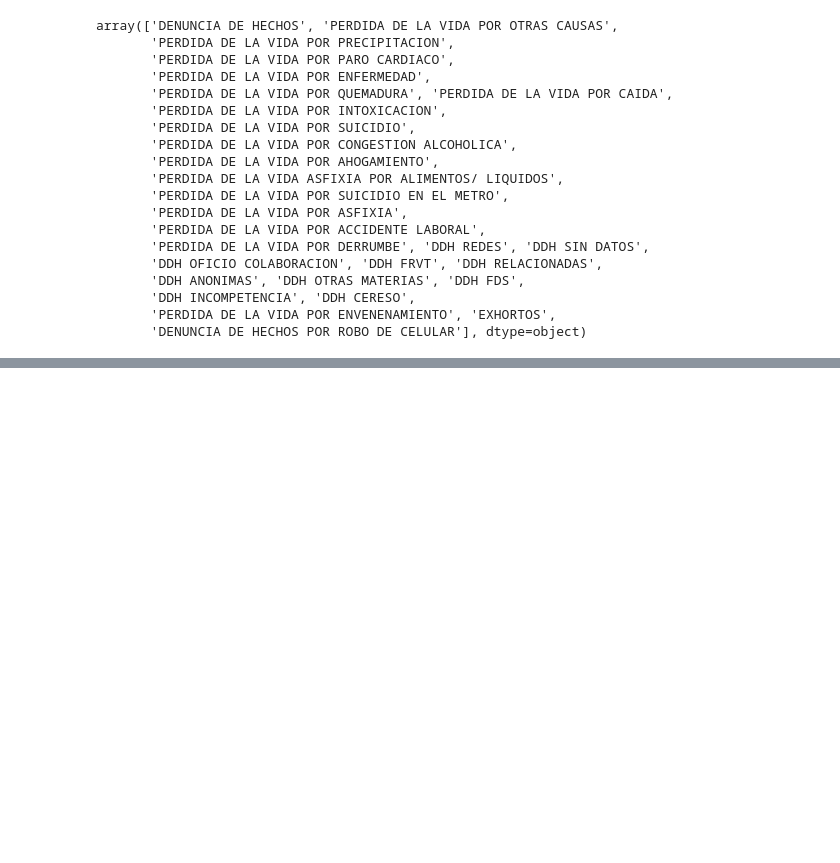
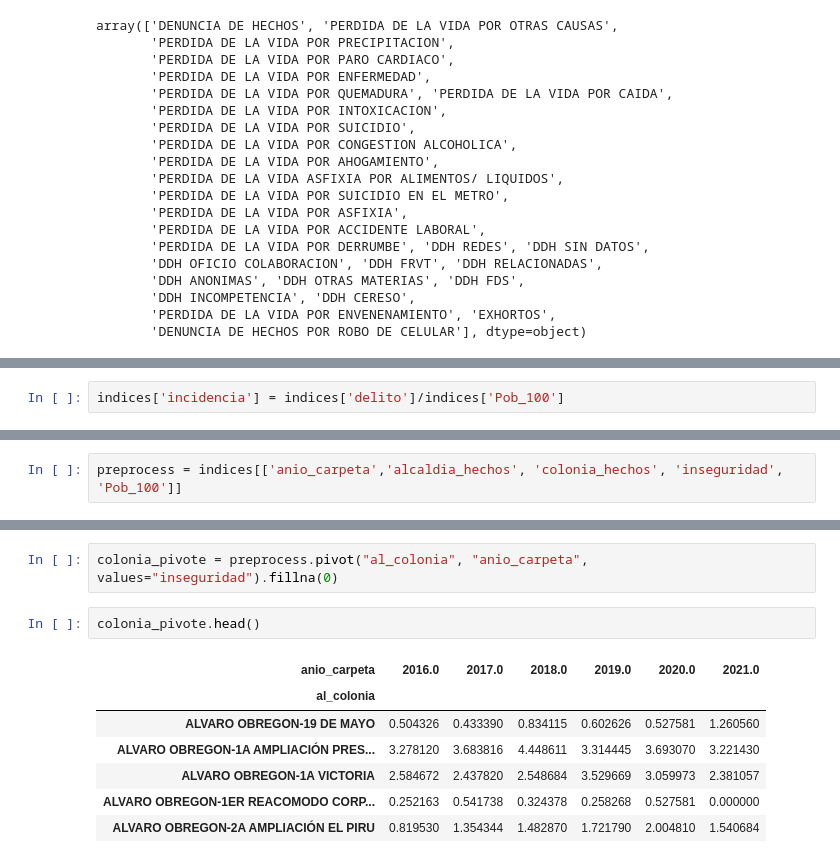
Before and after one commit to qSergio/Furious-spark, a Jupyter notebook: SeccionA/DatosAbiertosCDMX.ipynb, the cells around one changed output, grey strips where cells are left out. Saved outputs shown, nothing was run; the diff lists cells and outputs as text; blank space fills up the shorter version.

```diff
--- a/SeccionA/DatosAbiertosCDMX.ipynb
+++ b/SeccionA/DatosAbiertosCDMX.ipynb
@@ -659,0 +755,2 @@ df['pct'] = df.groupby(['delito'])['num_delitos'].apply(lambda x:100 * x / float
+# %%
+indices['incidencia'] = indices['delito']/indices['Pob_100']
@@ -659,0 +772,2 @@ df['pct'] = df.groupby(['delito'])['num_delitos'].apply(lambda x:100 * x / float
+# %%
+preprocess = indices[['anio_carpeta','alcaldia_hechos', 'colonia_hechos', 'inseguridad', 'Pob_100']]
@@ -659,0 +790,12 @@ df['pct'] = df.groupby(['delito'])['num_delitos'].apply(lambda x:100 * x / float
+# %%
+colonia_pivote = preprocess.pivot("al_colonia", "anio_carpeta", values="inseguridad").fillna(0)
+# %%
+colonia_pivote.head()
+# %% [output]
+| anio_carpeta | 2016.0 | 2017.0 | 2018.0 | 2019.0 | 2020.0 | 2021.0 |
+| al_colonia |  |  |  |  |  |  |
+| ALVARO OBREGON-19 DE MAYO | 0.504326 | 0.433390 | 0.834115 | 0.602626 | 0.527581 | 1.260560 |
+| ALVARO OBREGON-1A AMPLIACIÓN PRES... | 3.278120 | 3.683816 | 4.448611 | 3.314445 | 3.693070 | 3.221430 |
+| ALVARO OBREGON-1A VICTORIA | 2.584672 | 2.437820 | 2.548684 | 3.529669 | 3.059973 | 2.381057 |
+| ALVARO OBREGON-1ER REACOMODO CORP... | 0.252163 | 0.541738 | 0.324378 | 0.258268 | 0.527581 | 0.000000 |
+| ALVARO OBREGON-2A AMPLIACIÓN EL PIRU | 0.819530 | 1.354344 | 1.482870 | 1.721790 | 2.004810 | 1.540684 |
```
Also changed, not shown: parts of 25 cells of this notebook, 1 other file.
